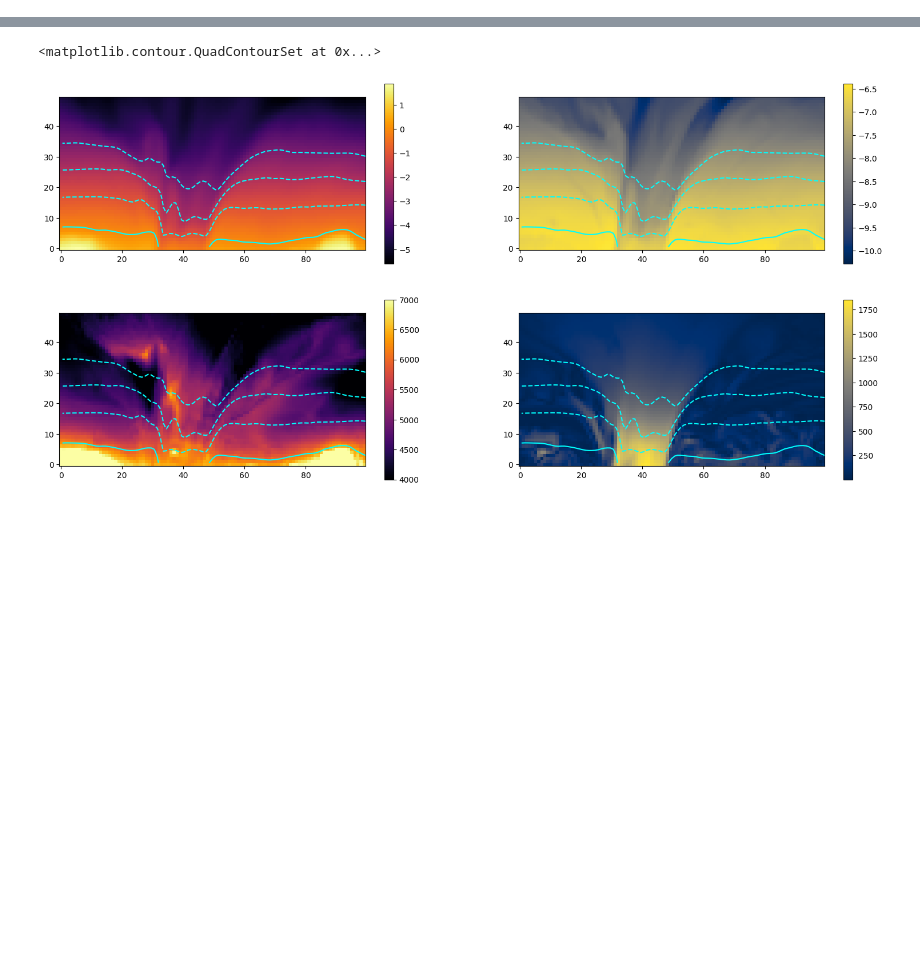
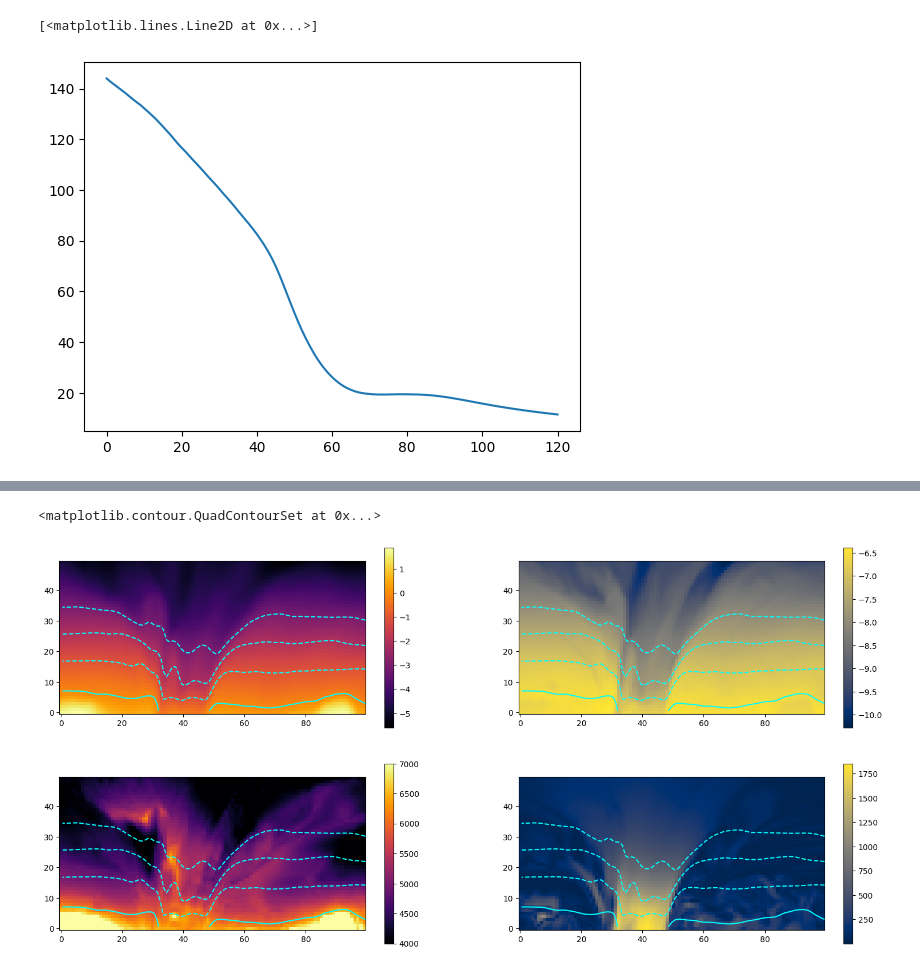
Before and after one commit to ivanzmilic/snapy, a Jupyter notebook: muram_3D_visualization.ipynb, the cells around one changed output, grey strips where cells are left out. Saved outputs shown, nothing was run; the diff lists cells and outputs as text; code cells hidden in the pictures; blank space fills up the shorter version.

```diff
--- a/muram_3D_visualization.ipynb
+++ b/muram_3D_visualization.ipynb
@@ -36,0 +91,3 @@ cube.available
+# %%
+B_mean = np.mean(np.abs(cube.Bx), axis=(1,2))*np.sqrt(4.0*np.pi)
+print(B_mean)
@@ -37,3 +112,8 @@ cube.available
+# %%
+plt.plot(B_mean)
+# %% [output]
+[<matplotlib.lines.Line2D at 0x...>]
+[figure, added]
 # %%
 tau = np.copy(cube.tau)
 tau = tau.transpose(1,2,0)
```
Also changed, not shown: parts of 12 cells of this notebook, 2 other files.
